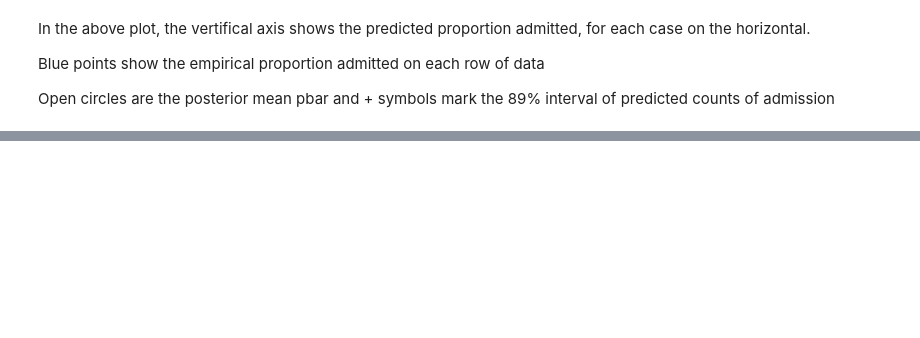
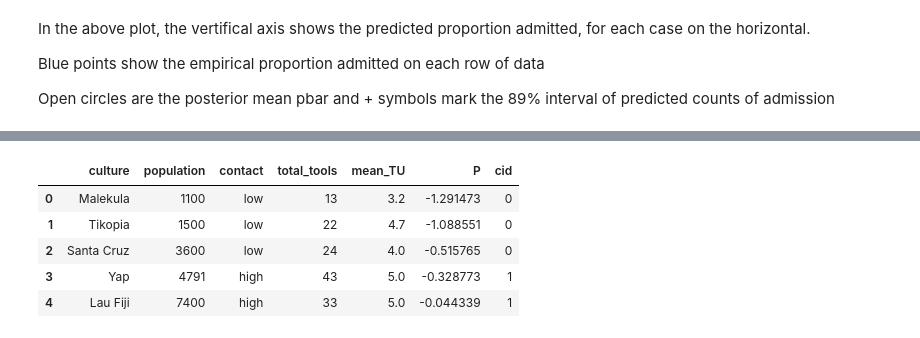
Before and after one commit to ksachdeva/rethinking-tensorflow-probability, a Jupyter notebook: notebooks/12_monsters_and_mixtures.ipynb, the cells around one changed output, grey strips where cells are left out. Saved outputs shown, nothing was run; the diff lists cells and outputs as text; code cells hidden in the pictures; blank space fills up the shorter version.

```diff
--- a/notebooks/12_monsters_and_mixtures.ipynb
+++ b/notebooks/12_monsters_and_mixtures.ipynb
@@ -116,6 +172,7 @@ def squeeze_post(post):
 _BASE_URL = "https://raw.githubusercontent.com/rmcelreath/rethinking/Experimental/data"
 
 UCBADMIT_DATASET_PATH = f"{_BASE_URL}/UCBadmit.csv"
+KLINE_DATASET_PATH = f"{_BASE_URL}/Kline.csv"
 # %% [markdown]
 ## Code 12.1
 
@@ -251,0 +323,13 @@ Open circles are the posterior mean pbar and + symbols mark the 89% interval of
+# %%
+d = pd.read_csv(KLINE_DATASET_PATH, sep=";")
+d["P"] = d.population.pipe(np.log).pipe(lambda x: (x - x.mean()) / x.std())
+d["cid"] = (d.contact == "high").astype(int)
+
+d.head()
+# %% [output]
+|  | culture | population | contact | total_tools | mean_TU | P | cid |
+| 0 | Malekula | 1100 | low | 13 | 3.2 | -1.291473 | 0 |
+| 1 | Tikopia | 1500 | low | 22 | 4.7 | -1.088551 | 0 |
+| 2 | Santa Cruz | 3600 | low | 24 | 4.0 | -0.515765 | 0 |
+| 3 | Yap | 4791 | high | 43 | 5.0 | -0.328773 | 1 |
+| 4 | Lau Fiji | 7400 | high | 33 | 5.0 | -0.044339 | 1 |
```
Also changed, not shown: parts of 14 cells of this notebook.
